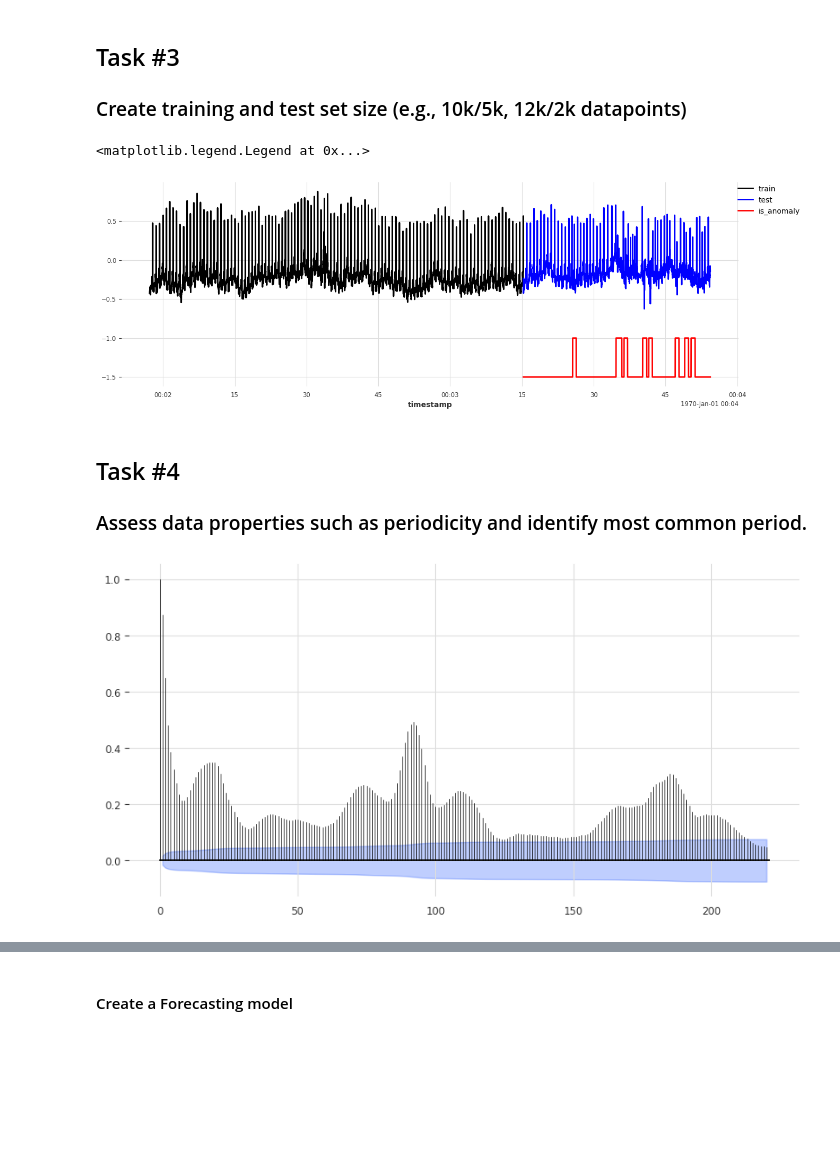
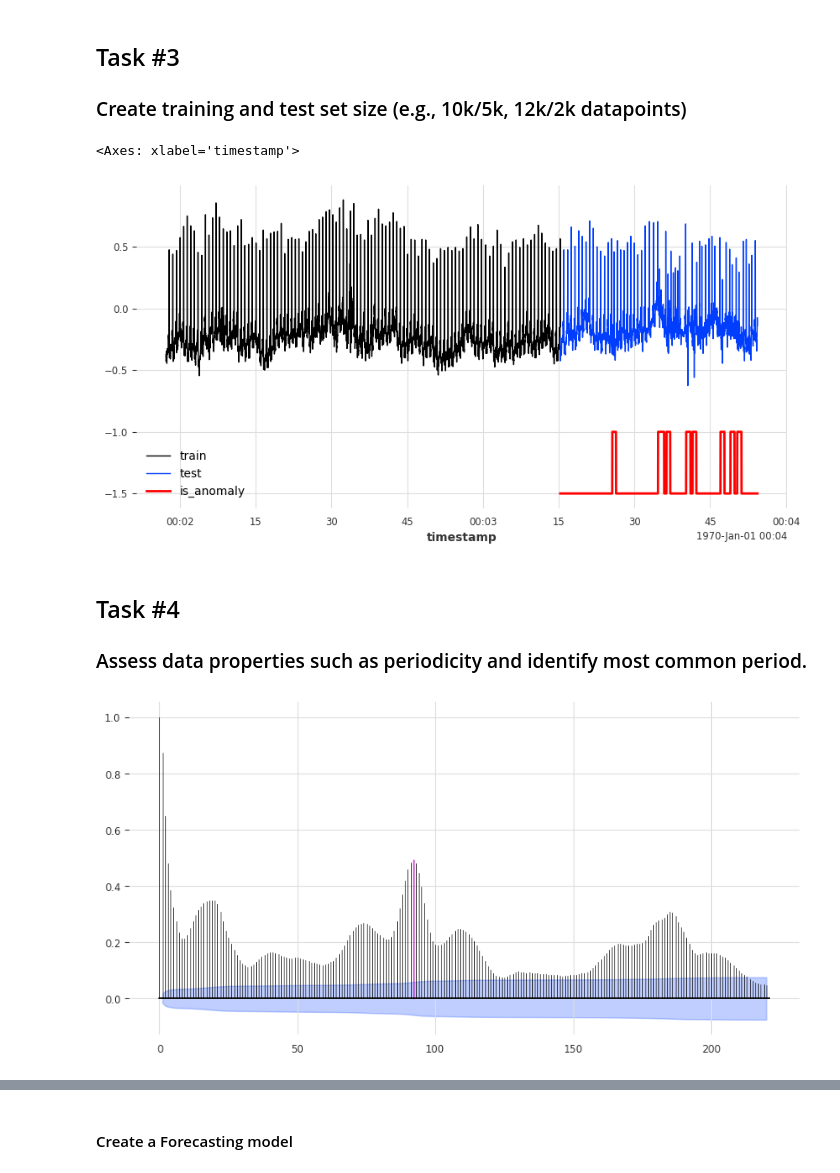
Before and after one commit to unit8co/sds2024-anomaly-detection, a Jupyter notebook: anomaly_detection/AnomalyDetection.ipynb, the cells around one changed output, grey strips where cells are left out. Saved outputs shown, nothing was run; the diff lists cells and outputs as text; code cells hidden in the pictures; blank space fills up the shorter version.

```diff
--- a/anomaly_detection/AnomalyDetection.ipynb
+++ b/anomaly_detection/AnomalyDetection.ipynb
@@ -60,7 +63,7 @@ patient_number = '842'
 from darts import TimeSeries
 
 # Load data into darts TimeSeries object
-timeseries = TimeSeries.from_csv(f"./dataset/multivariate/SVDB/{patient_number}.test.csv", time_col='timestamp')
+timeseries = TimeSeries.from_csv(f"./{folder_path}/multivariate/SVDB/{patient_number}.test.csv", time_col='timestamp')
 ts_ecg = timeseries[['ECG1','ECG2']]
 ts_anomaly = timeseries['is_anomaly']
 # %% [markdown]
@@ -79,10 +82,8 @@ ts_ecg['ECG1'].plot(ax=ax,label='ECG1')
 ### Identify a region of ~15000 datapoints with anomalies (Otherwise training takes for a while) and visualize it
 # %%
 # Identify a subset for demonstration
-shift = 15000
-start = 0
-end = 15000
-ts_ecg_subset= ts_ecg[start+shift:end+shift]
-ts_anomaly_subset = ts_anomaly[start+shift:end+shift]
+start, end = 15000, 30000
+ts_ecg_subset= ts_ecg[start:end]
+ts_anomaly_subset = ts_anomaly[start:end]
 # %%
 # Visualize the subset
@@ -98,30 +98,28 @@ ax.legend(bbox_to_anchor=(1.05, 1), loc='upper center', borderaxespad=0)
 ### Create training and test set size (e.g., 10k/5k, 12k/2k datapoints)
 # %%
 # Create train and test dataset for demonstration
-split = 10000
-ts_ecg_train = ts_ecg_subset[:split]
-ts_ecg_test = ts_ecg_subset[split:15000]
-ts_anomaly_test = ts_anomaly_subset[split:15000]
+train_end, test_end = 10000, 15000
+ts_ecg_train = ts_ecg_subset[:train_end]
+ts_ecg_test = ts_ecg_subset[train_end:test_end]
+ts_anomaly_test = ts_anomaly_subset[train_end:test_end]
 # %%
 # Visualize the train / test set as well as the test set anomalies
-fig,ax = plt.subplots(1,1, figsize=(15,5))
-ts_ecg_train['ECG1'].plot(ax=ax,label='train')
-ts_ecg_test['ECG1'].plot(ax=ax,color='b', label='test')
-((ts_anomaly_test/2)-1.5).plot(ax=ax,label='is_anomaly',color='r')
-ax.legend(bbox_to_anchor=(1.05, 1), loc='upper center', borderaxespad=0)
+fig,ax = plt.subplots(figsize=(10, 5))
+ts_ecg_train['ECG1'].plot(label='train', lw=1.)
+ts_ecg_test['ECG1'].plot(label='test', lw=1.)
+((ts_anomaly_test/2)-1.5).plot(label='is_anomaly', color='r')
 # %% [output]
-<matplotlib.legend.Legend at 0x...>
+<Axes: xlabel='timestamp'>
-[figure, old version]
+[figure, new version]
 # %% [markdown]
 ## Task #4
 ### Assess data properties such as periodicity and identify most common period.
 # %%
-from darts.utils.statistics import plot_acf
+from darts.utils.statistics import plot_acf, check_seasonality
 
 # Visualise signal auto correlation to identify most common periodicity
-plot_acf(ts=ts_ecg_subset['ECG1'], max_lag=220)
-plt.show()
+plot_acf(ts=ts_ecg_subset['ECG1'], max_lag=220, m=92)
 # %% [output]
-[figure, old version]
+[figure, new version]
 # %%
 # Identified most common period
```
Also changed, not shown: parts of 23 cells of this notebook, 1 other file.
